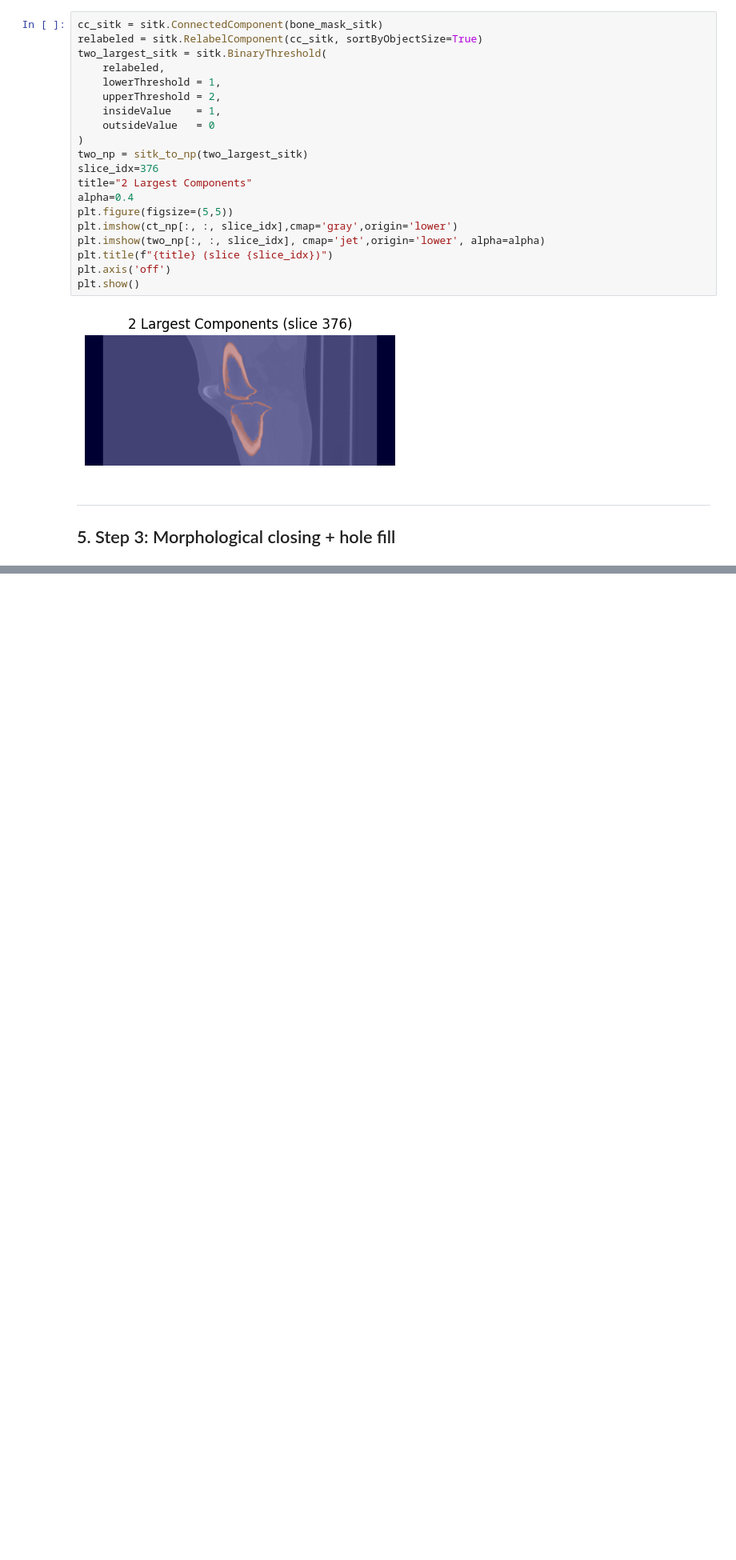
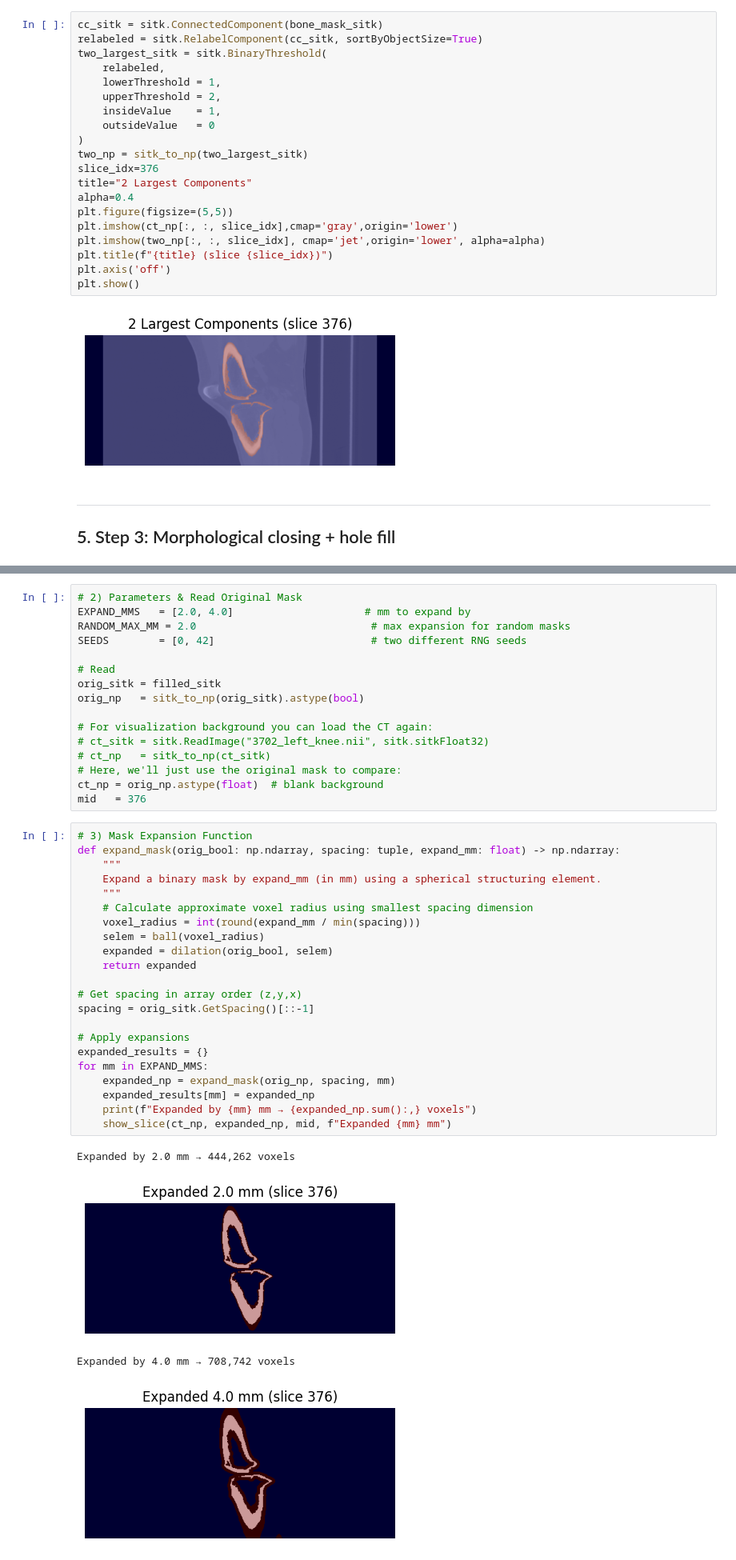
Before and after one commit to Shreejit-gautam/Landmark-Detection, a Jupyter notebook: notebook.ipynb, the cells around one changed output, grey strips where cells are left out. Shown: that part at 80% size. Cells and saved outputs as stored; diff of their text form; blank space fills up the shorter version.

```diff
--- a/notebook.ipynb
+++ b/notebook.ipynb
@@ -139,0 +163,43 @@ show_slice(ct_np, filled_np, 376,     "After Hole‐Fill")
+# %%
+# 2) Parameters & Read Original Mask
+EXPAND_MMS   = [2.0, 4.0]                     # mm to expand by
+RANDOM_MAX_MM = 2.0                            # max expansion for random masks
+SEEDS        = [0, 42]                         # two different RNG seeds
+
+# Read
+orig_sitk = filled_sitk
+orig_np   = sitk_to_np(orig_sitk).astype(bool)
+
+# For visualization background you can load the CT again:
+# ct_sitk = sitk.ReadImage("3702_left_knee.nii", sitk.sitkFloat32)
+# ct_np   = sitk_to_np(ct_sitk)
+# Here, we'll just use the original mask to compare:
+ct_np = orig_np.astype(float)  # blank background
+mid   = 376
+# %%
+# 3) Mask Expansion Function
+def expand_mask(orig_bool: np.ndarray, spacing: tuple, expand_mm: float) -> np.ndarray:
+    """
+    Expand a binary mask by expand_mm (in mm) using a spherical structuring element.
+    """
+    # Calculate approximate voxel radius using smallest spacing dimension
+    voxel_radius = int(round(expand_mm / min(spacing)))
+    selem = ball(voxel_radius)
+    expanded = dilation(orig_bool, selem)
+    return expanded
+
+# Get spacing in array order (z,y,x)
+spacing = orig_sitk.GetSpacing()[::-1]
+
+# Apply expansions
+expanded_results = {}
+for mm in EXPAND_MMS:
+    expanded_np = expand_mask(orig_np, spacing, mm)
+    expanded_results[mm] = expanded_np
+    print(f"Expanded by {mm} mm → {expanded_np.sum():,} voxels")
+    show_slice(ct_np, expanded_np, mid, f"Expanded {mm} mm")
+# %% [output]
+Expanded by 2.0 mm → 444,262 voxels
+[figure, added]
+Expanded by 4.0 mm → 708,742 voxels
+[figure, added]
```
Also changed, not shown: parts of 5 cells of this notebook.
